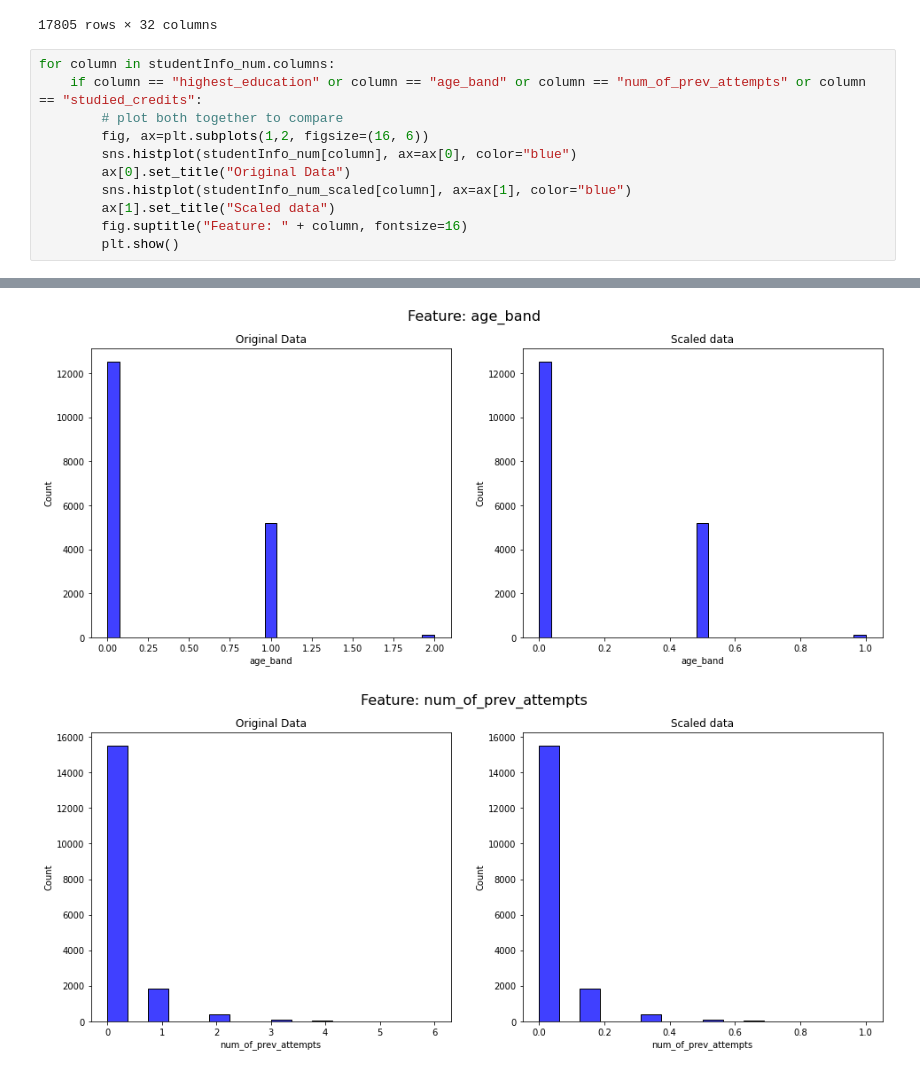
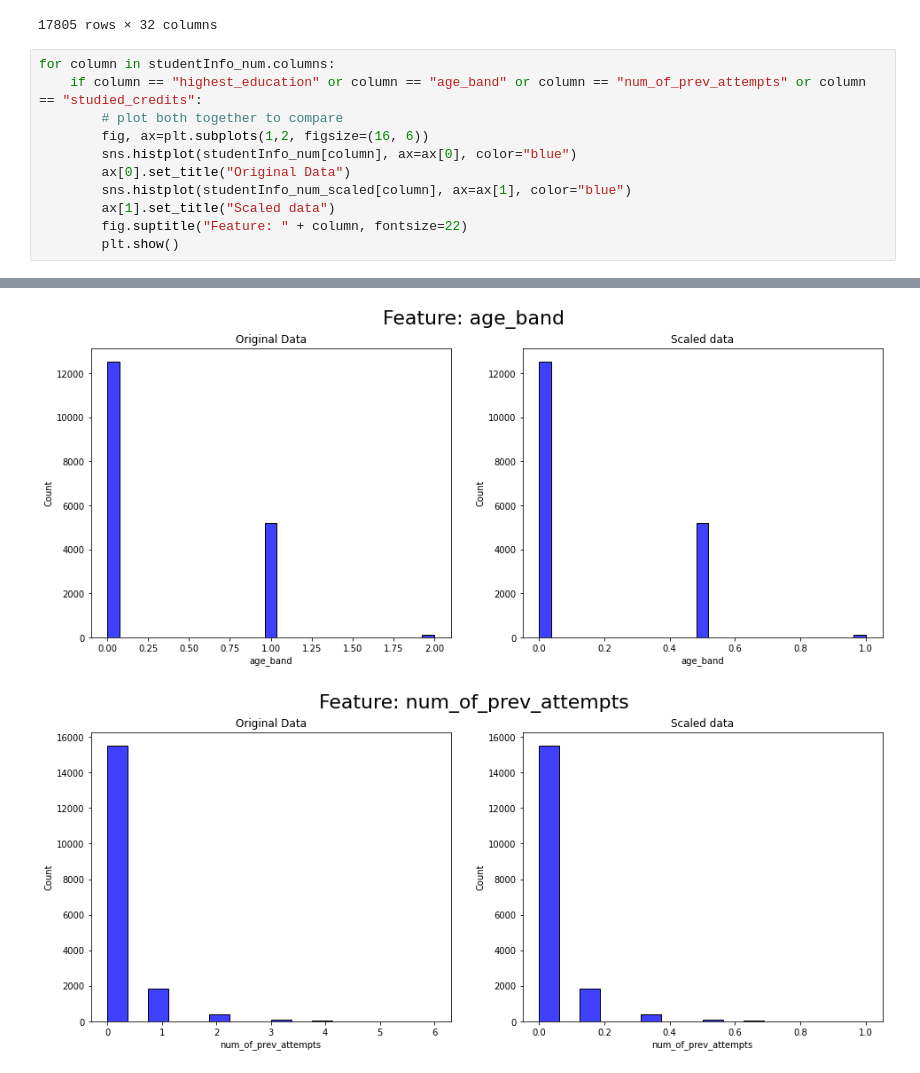
Before and after one commit to melinaverger/MADD, a Jupyter notebook: check_scaling_data.ipynb, the cells around one changed output, grey strips where cells are left out. Saved outputs shown, nothing was run; the diff lists cells and outputs as text.

```diff
--- a/check_scaling_data.ipynb
+++ b/check_scaling_data.ipynb
@@ -52,6 +53,6 @@ for column in studentInfo_num.columns:
         ax[0].set_title("Original Data")
         sns.histplot(studentInfo_num_scaled[column], ax=ax[1], color="blue")
         ax[1].set_title("Scaled data")
-        fig.suptitle("Feature: " + column, fontsize=16)
+        fig.suptitle("Feature: " + column, fontsize=22)
         plt.show()
 # %% [output]
@@ -59,2 +60,2 @@ for column in studentInfo_num.columns:
-[figure, old version]
+[figure, new version]
-[figure, old version]
+[figure, new version]
```
Also changed, not shown: parts of 2 cells of this notebook, 14 other files.
